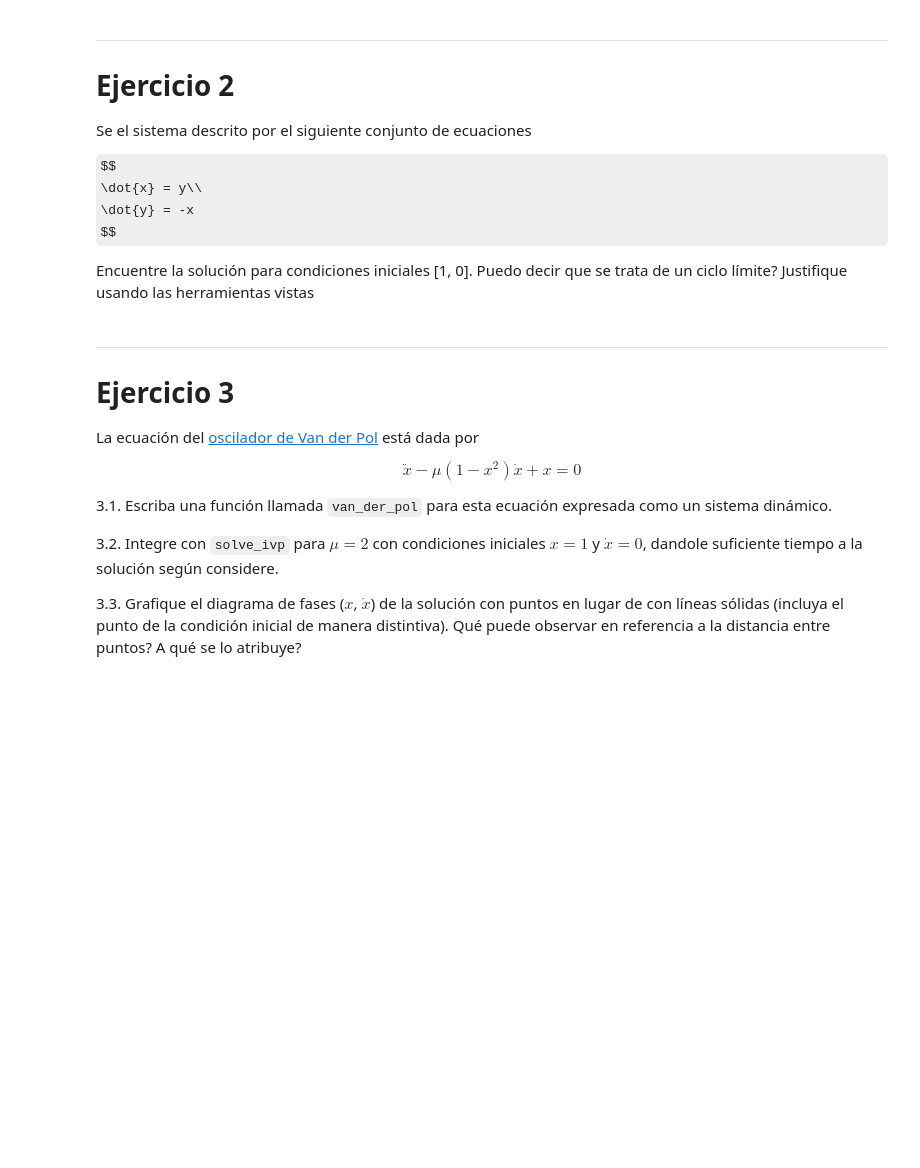
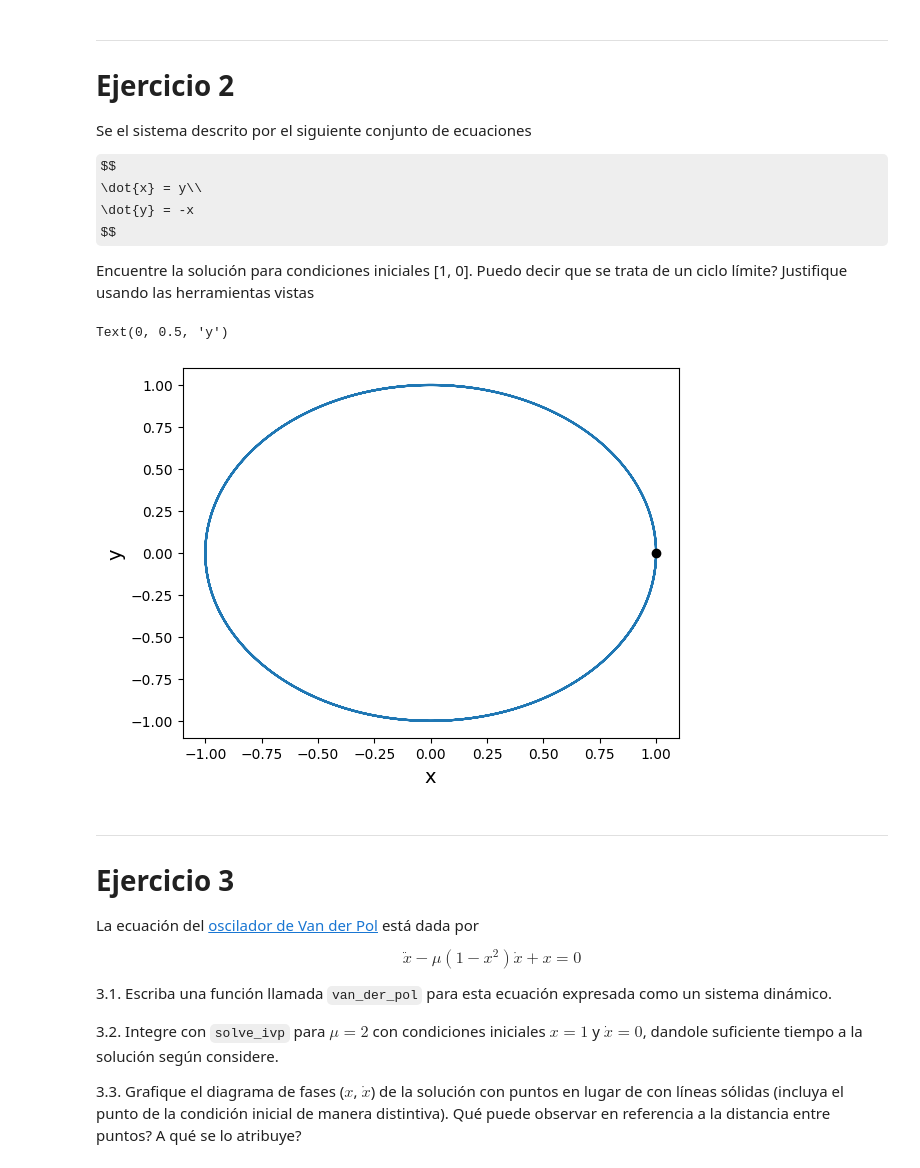
Before and after one commit to HBocaccio/NumLabIMC, a Jupyter notebook: Colabs/nb04_Metodos2D.ipynb, the cells around one changed output. Cells and saved outputs as stored; diff of their text form; code cells hidden in the pictures; some formulas as TeX source; blank space fills up the shorter version.

```diff
--- a/Colabs/nb04_Metodos2D.ipynb
+++ b/Colabs/nb04_Metodos2D.ipynb
@@ -518,3 +604,30 @@ Encuentre la solución para condiciones iniciales [1, 0]. Puedo decir que se tra
+# %%
+# # # COMPLETAR
+def f_2(t, z):
+    x = z[0]
+    y = z[1]
+    dxdt = y
+    dydt = -x
+    return [dxdt, dydt]
+
+DT = 0.001
+TMAX = 30
+t = np.arange(0, TMAX, DT)
+
+ti = t[0]
+xi = 1
+yi = 0
+zi = [xi, yi]
+
+sol = sp.integrate.solve_ivp(f_2, [t[0], t[-1]], zi, t_eval=t, method='RK45')
+
+plt.plot(sol.y[0, :], sol.y[1,  :])
+plt.plot(xi, yi, 'ko')
+plt.xlabel('x', fontsize=14)
+plt.ylabel('y', fontsize=14)
+# %% [output]
+Text(0, 0.5, 'y')
+[figure, added]
 # %% [markdown]
 ---
 # Ejercicio 3
```
Also changed, not shown: parts of 24 cells of this notebook.
